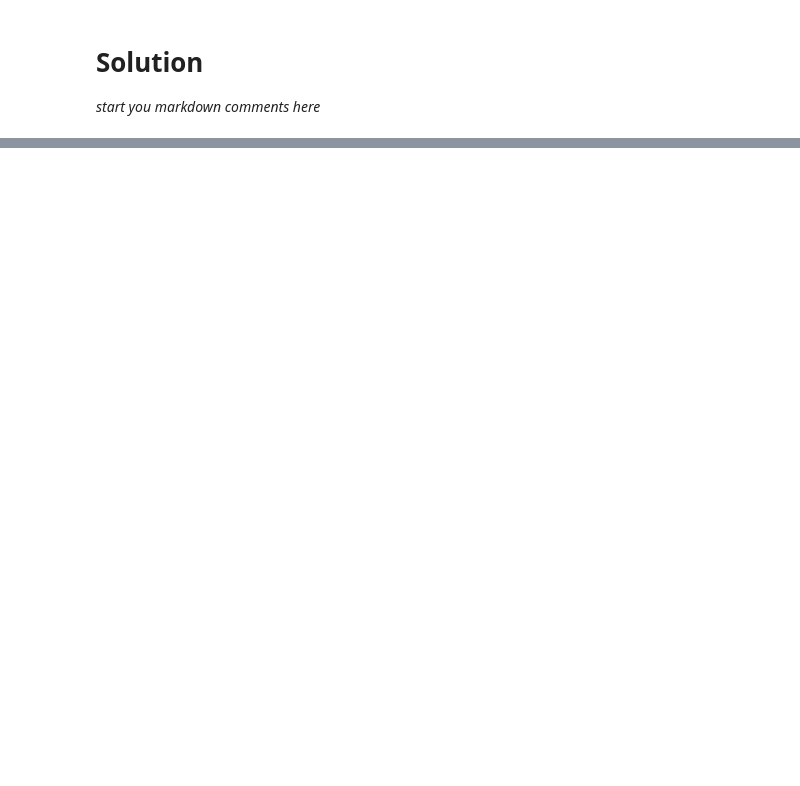
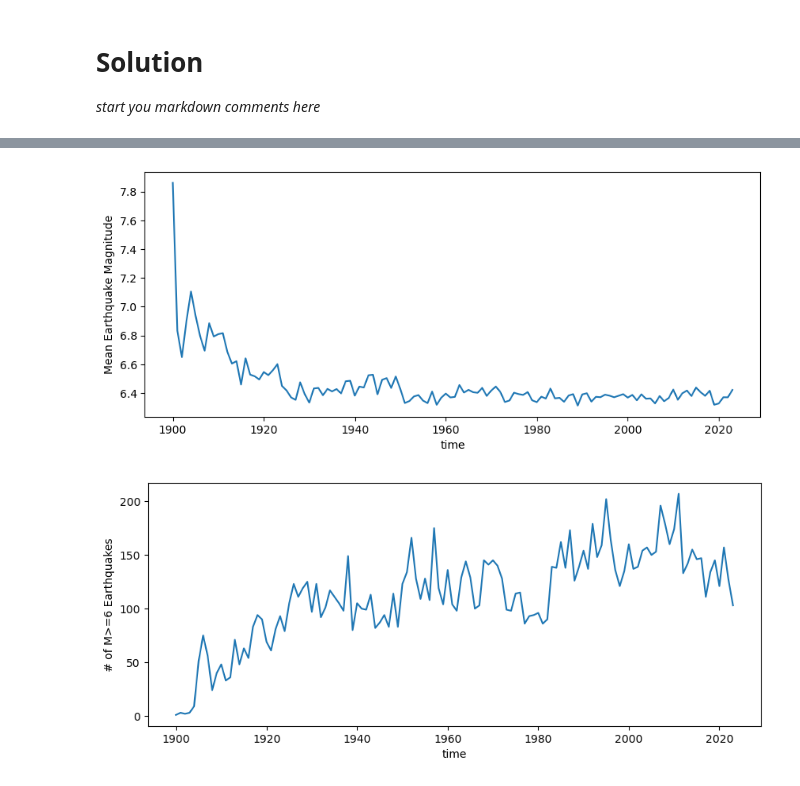
Before and after one commit to taobrienlbl/advanced_earth_science_data_analysis, a Jupyter notebook: lessons/05_multidimensional_arrays_also_plotting/05_warmup.ipynb, the cells around one changed output, grey strips where cells are left out. Saved outputs shown, nothing was run; the diff lists cells and outputs as text; code cells hidden in the pictures; blank space fills up the shorter version.

```diff
--- a/lessons/05_multidimensional_arrays_also_plotting/05_warmup.ipynb
+++ b/lessons/05_multidimensional_arrays_also_plotting/05_warmup.ipynb
@@ -28,0 +69,45 @@ When I download data like this from a web source, I'll often put it in a `data`
+# %%
+""" Use groupby to calculate the sum of earthquakes within each year. """
+
+# get the year of each earthquake
+earthquake_years = usgs_pd['time'].dt.year
+
+# use groupby to group by year
+usgs_year_group = usgs_pd.groupby(earthquake_years)
+
+# calculate the mean earthquake magnitude in each year
+magnitude_means = usgs_year_group['mag'].mean()
+
+# calculate the number of earthquakes in each year
+yearly_counts = usgs_year_group['mag'].count()
+# %%
+""" Generate plots of the mean magnitude and total count by year. """
+
+# create the figure and axis
+fig, ax = plt.subplots(figsize = (10,4))
+
+# plot magnitude
+magnitude_means.plot(ax = ax)
+
+# label axes
+ax.set_ylabel("Mean Earthquake Magnitude")
+
+# show the plot
+plt.show()
+
+
+
+# create the figure and axis
+fig, ax = plt.subplots(figsize = (10,4))
+
+# plot count
+yearly_counts.plot(ax = ax)
+
+# label axes
+ax.set_ylabel(r"# of M>=6 Earthquakes")
+
+# show the plot
+plt.show()
+# %% [output]
+[figure, added]
+[figure, added]
```
Also changed, not shown: parts of 5 cells of this notebook.
